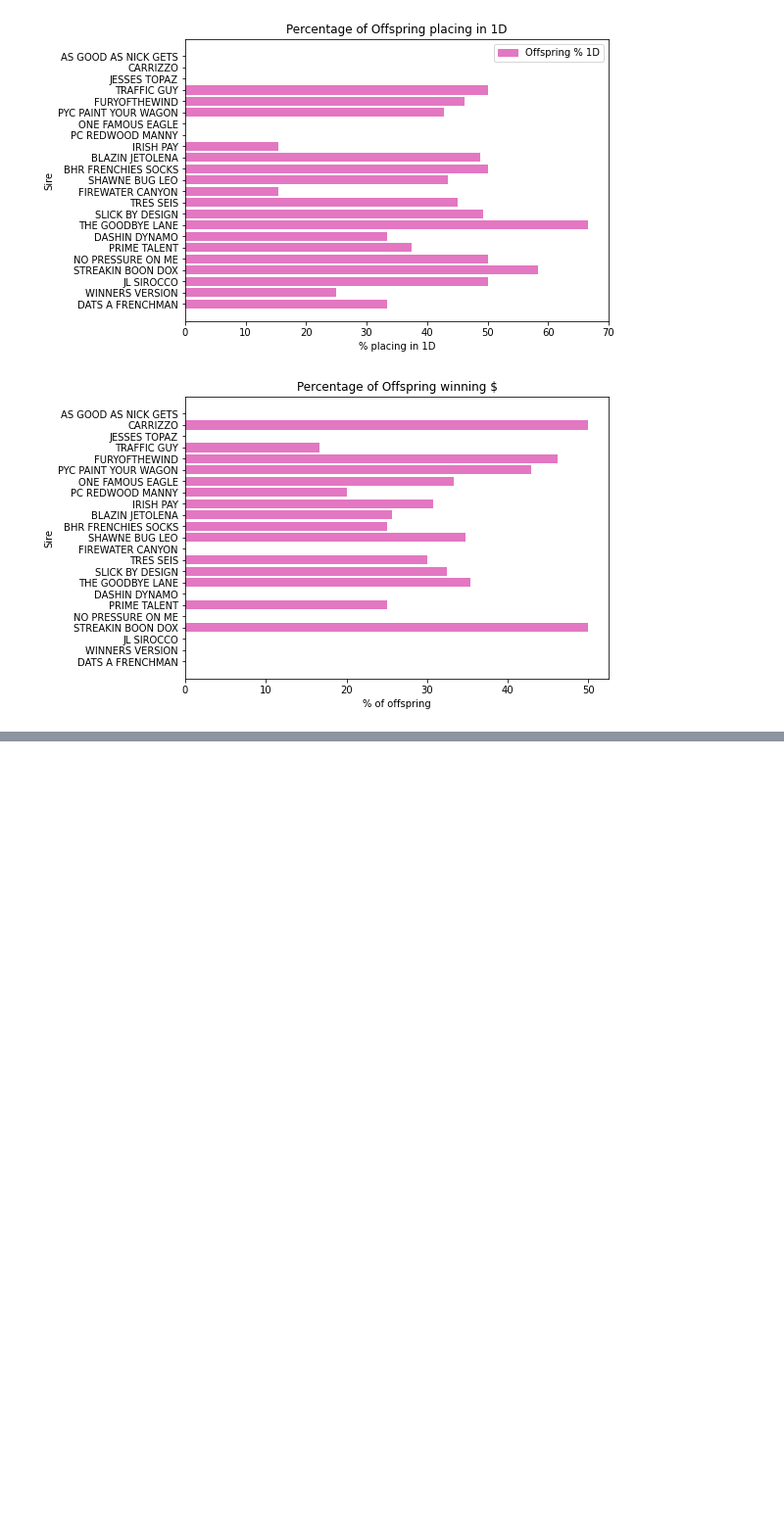
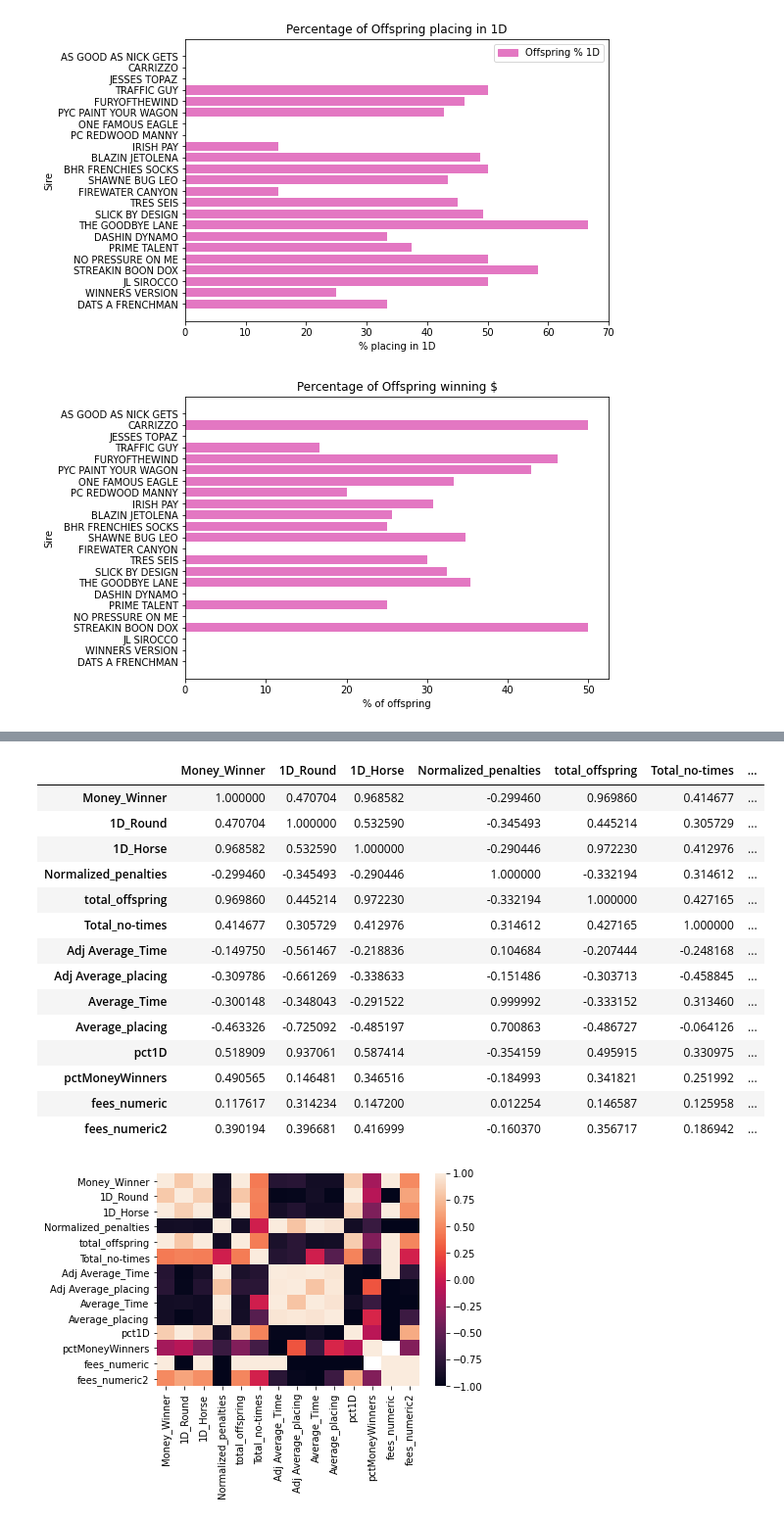
Before and after one commit to BaileyEE/Pink-Buckle-Project, a Jupyter notebook: PBLab.ipynb, the cells around one changed output, grey strips where cells are left out. Shown: that part at 98% size. Saved outputs shown, nothing was run; the diff lists cells and outputs as text; code cells hidden in the pictures; blank space fills up the shorter version.

Commit message:
Cleaned up PBLab.ipynb and revised readme
Readme now contains more info on data analysis and acknowledgments along with potential additional work

```diff
--- a/PBLab.ipynb
+++ b/PBLab.ipynb
@@ -464,0 +418,26 @@ df3.head()
+# %%
+'''display the correlation values calcuated above for df2
+ masked out anything with an absolute value of more than 0.25
+to help see better relationships in the data'''
+
+corrmatrix = df2.corr()
+corrmasked = corrmatrix[np.abs(corrmatrix)>=0.25]
+sns.heatmap(corrmasked.corr());
+display(corrmatrix)
+# %% [output]
+|  | Money_Winner | 1D_Round | 1D_Horse | Normalized_penalties | total_offspring | Total_no-times | ... |
+| Money_Winner | 1.000000 | 0.470704 | 0.968582 | -0.299460 | 0.969860 | 0.414677 | ... |
+| 1D_Round | 0.470704 | 1.000000 | 0.532590 | -0.345493 | 0.445214 | 0.305729 | ... |
+| 1D_Horse | 0.968582 | 0.532590 | 1.000000 | -0.290446 | 0.972230 | 0.412976 | ... |
+| Normalized_penalties | -0.299460 | -0.345493 | -0.290446 | 1.000000 | -0.332194 | 0.314612 | ... |
+| total_offspring | 0.969860 | 0.445214 | 0.972230 | -0.332194 | 1.000000 | 0.427165 | ... |
+| Total_no-times | 0.414677 | 0.305729 | 0.412976 | 0.314612 | 0.427165 | 1.000000 | ... |
+| Adj Average_Time | -0.149750 | -0.561467 | -0.218836 | 0.104684 | -0.207444 | -0.248168 | ... |
+| Adj Average_placing | -0.309786 | -0.661269 | -0.338633 | -0.151486 | -0.303713 | -0.458845 | ... |
+| Average_Time | -0.300148 | -0.348043 | -0.291522 | 0.999992 | -0.333152 | 0.313460 | ... |
+| Average_placing | -0.463326 | -0.725092 | -0.485197 | 0.700863 | -0.486727 | -0.064126 | ... |
+| pct1D | 0.518909 | 0.937061 | 0.587414 | -0.354159 | 0.495915 | 0.330975 | ... |
+| pctMoneyWinners | 0.490565 | 0.146481 | 0.346516 | -0.184993 | 0.341821 | 0.251992 | ... |
+| fees_numeric | 0.117617 | 0.314234 | 0.147200 | 0.012254 | 0.146587 | 0.125958 | ... |
+| fees_numeric2 | 0.390194 | 0.396681 | 0.416999 | -0.160370 | 0.356717 | 0.186942 | ... |
+[figure, added]
```
Also changed, not shown: parts of 21 cells of this notebook, 1 other file.
